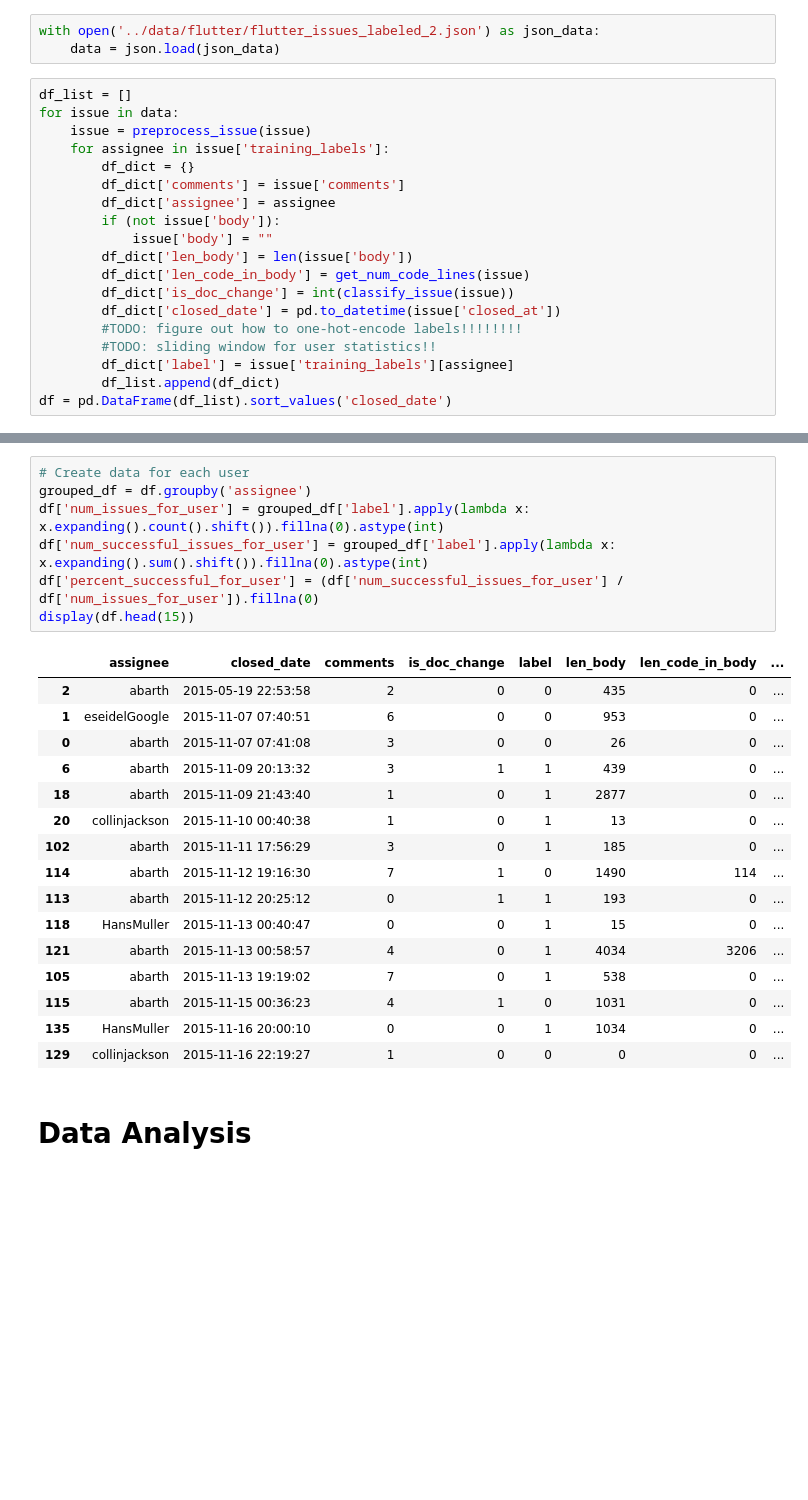
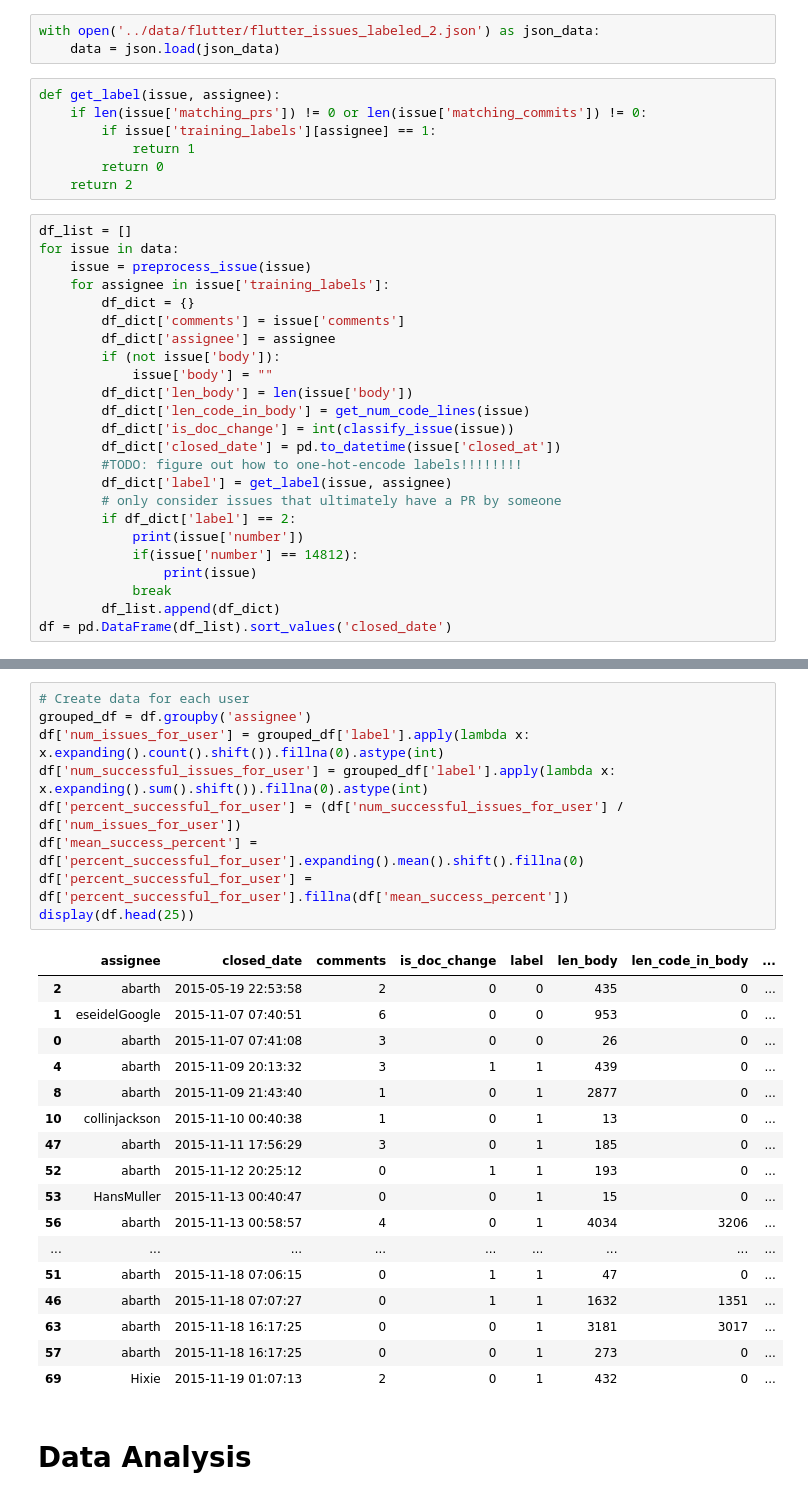
Before and after one commit to lstrait2/github-data-collection, a Jupyter notebook: src/tasking.ipynb, the cells around one changed output, grey strips where cells are left out. Saved outputs shown, nothing was run; the diff lists cells and outputs as text; blank space fills up the shorter version.

Commit message:
fixed labeling reference bug

```diff
--- a/src/tasking.ipynb
+++ b/src/tasking.ipynb
@@ -15,6 +15,13 @@ from sklearn.model_selection import train_test_split
 # %%
 with open('../data/flutter/flutter_issues_labeled_2.json') as json_data:
     data = json.load(json_data)
+# %%
+def get_label(issue, assignee):
+    if len(issue['matching_prs']) != 0 or len(issue['matching_commits']) != 0:
+        if issue['training_labels'][assignee] == 1:
+            return 1
+        return 0
+    return 2
 # %%
 df_list = []
 for issue in data:
@@ -30,7 +37,12 @@ for issue in data:
         df_dict['is_doc_change'] = int(classify_issue(issue))
         df_dict['closed_date'] = pd.to_datetime(issue['closed_at'])
         #TODO: figure out how to one-hot-encode labels!!!!!!!!
-        #TODO: sliding window for user statistics!!
-        df_dict['label'] = issue['training_labels'][assignee]
+        df_dict['label'] = get_label(issue, assignee)
+        # only consider issues that ultimately have a PR by someone
+        if df_dict['label'] == 2:
+            print(issue['number'])
+            if(issue['number'] == 14812):
+                print(issue)
+            break
         df_list.append(df_dict)
 df = pd.DataFrame(df_list).sort_values('closed_date')
@@ -37,27 +67,30 @@ df = pd.DataFrame(df_list).sort_values('closed_date')
 # %%
 # Create data for each user
 grouped_df = df.groupby('assignee')
 df['num_issues_for_user'] = grouped_df['label'].apply(lambda x: x.expanding().count().shift()).fillna(0).astype(int)
 df['num_successful_issues_for_user'] = grouped_df['label'].apply(lambda x: x.expanding().sum().shift()).fillna(0).astype(int)
-df['percent_successful_for_user'] = (df['num_successful_issues_for_user'] / df['num_issues_for_user']).fillna(0)
-display(df.head(15))
+df['percent_successful_for_user'] = (df['num_successful_issues_for_user'] / df['num_issues_for_user'])
+df['mean_success_percent'] = df['percent_successful_for_user'].expanding().mean().shift().fillna(0)
+df['percent_successful_for_user'] = df['percent_successful_for_user'].fillna(df['mean_success_percent'])
+display(df.head(25))
 # %% [output]
 |  | assignee | closed_date | comments | is_doc_change | label | len_body | len_code_in_body | ... |
 | 2 | abarth | 2015-05-19 22:53:58 | 2 | 0 | 0 | 435 | 0 | ... |
 | 1 | eseidelGoogle | 2015-11-07 07:40:51 | 6 | 0 | 0 | 953 | 0 | ... |
 | 0 | abarth | 2015-11-07 07:41:08 | 3 | 0 | 0 | 26 | 0 | ... |
-| 6 | abarth | 2015-11-09 20:13:32 | 3 | 1 | 1 | 439 | 0 | ... |
-| 18 | abarth | 2015-11-09 21:43:40 | 1 | 0 | 1 | 2877 | 0 | ... |
-| 20 | collinjackson | 2015-11-10 00:40:38 | 1 | 0 | 1 | 13 | 0 | ... |
-| 102 | abarth | 2015-11-11 17:56:29 | 3 | 0 | 1 | 185 | 0 | ... |
-| 114 | abarth | 2015-11-12 19:16:30 | 7 | 1 | 0 | 1490 | 114 | ... |
-| 113 | abarth | 2015-11-12 20:25:12 | 0 | 1 | 1 | 193 | 0 | ... |
-| 118 | HansMuller | 2015-11-13 00:40:47 | 0 | 0 | 1 | 15 | 0 | ... |
-| 121 | abarth | 2015-11-13 00:58:57 | 4 | 0 | 1 | 4034 | 3206 | ... |
-| 105 | abarth | 2015-11-13 19:19:02 | 7 | 0 | 1 | 538 | 0 | ... |
-| 115 | abarth | 2015-11-15 00:36:23 | 4 | 1 | 0 | 1031 | 0 | ... |
-| 135 | HansMuller | 2015-11-16 20:00:10 | 0 | 0 | 1 | 1034 | 0 | ... |
-| 129 | collinjackson | 2015-11-16 22:19:27 | 1 | 0 | 0 | 0 | 0 | ... |
+| 4 | abarth | 2015-11-09 20:13:32 | 3 | 1 | 1 | 439 | 0 | ... |
+| 8 | abarth | 2015-11-09 21:43:40 | 1 | 0 | 1 | 2877 | 0 | ... |
+| 10 | collinjackson | 2015-11-10 00:40:38 | 1 | 0 | 1 | 13 | 0 | ... |
+| 47 | abarth | 2015-11-11 17:56:29 | 3 | 0 | 1 | 185 | 0 | ... |
+| 52 | abarth | 2015-11-12 20:25:12 | 0 | 1 | 1 | 193 | 0 | ... |
+| 53 | HansMuller | 2015-11-13 00:40:47 | 0 | 0 | 1 | 15 | 0 | ... |
+| 56 | abarth | 2015-11-13 00:58:57 | 4 | 0 | 1 | 4034 | 3206 | ... |
+| ... | ... | ... | ... | ... | ... | ... | ... | ... |
+| 51 | abarth | 2015-11-18 07:06:15 | 0 | 1 | 1 | 47 | 0 | ... |
+| 46 | abarth | 2015-11-18 07:07:27 | 0 | 1 | 1 | 1632 | 1351 | ... |
+| 63 | abarth | 2015-11-18 16:17:25 | 0 | 0 | 1 | 3181 | 3017 | ... |
+| 57 | abarth | 2015-11-18 16:17:25 | 0 | 0 | 1 | 273 | 0 | ... |
+| 69 | Hixie | 2015-11-19 01:07:13 | 2 | 0 | 1 | 432 | 0 | ... |
 # %% [markdown]
 # Data Analysis
 # %%
```
Also changed, not shown: parts of 7 cells of this notebook, 1 other file.
